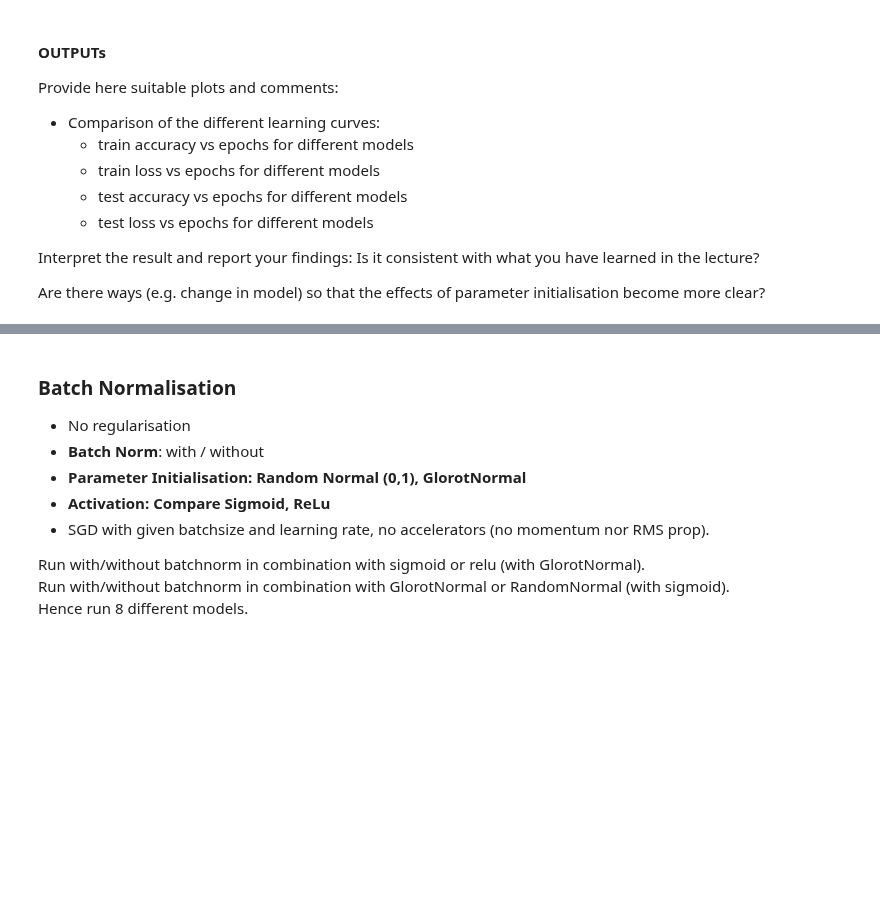
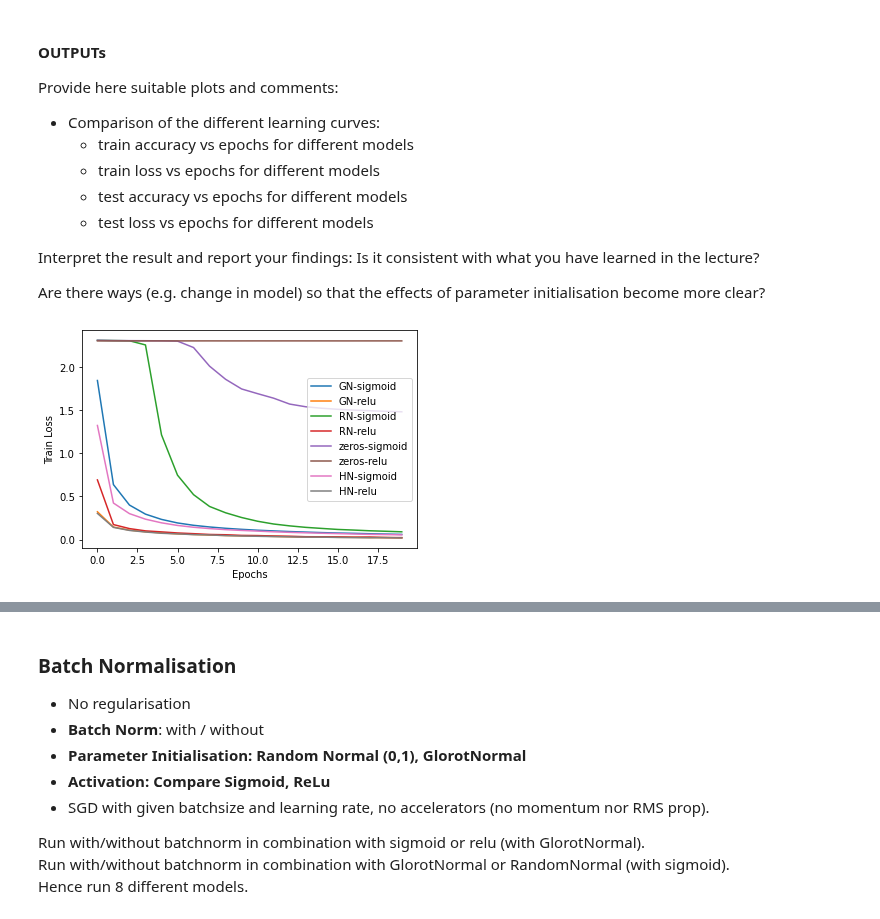
Before and after one commit to FabianGroeger96/mse-deep-learning, a Jupyter notebook: SW07/mlp_keras_stud.ipynb, the cells around one changed output, grey strips where cells are left out. Cells and saved outputs as stored; diff of their text form; code cells hidden in the pictures; blank space fills up the shorter version.

```diff
--- a/SW07/mlp_keras_stud.ipynb
+++ b/SW07/mlp_keras_stud.ipynb
@@ -127,9 +150,13 @@ def model_param_init(layersizes, initializer, activation):
     ### START YOUR CODE HERE ###
 
 
+    layers = []
+    layers.append(tf.keras.layers.Flatten(input_shape = (28,28)))
+    for i in range(3):
+        layers.append(tf.keras.layers.Dense(layersizes[i], kernel_initializer = initializer, activation = activation, name = "hidden%s"%(i+1)))
+    layers.append(tf.keras.layers.Dense(layersizes[-1], kernel_initializer = initializer, activation = 'softmax', name = "output")) #last layer Softmax
 
-
-
+    model = tf.keras.models.Sequential(layers) #MLP model using Sequential
 
 
     ### STOP YOUR CODE HERE ###
@@ -175,0 +170,12 @@ Epoch 10/10
+# %%
+metrics = []
+
+for initializer in ["glorot_normal", "random_normal", "zero", "he_normal"]:
+  for activation_function in ['sigmoid', 'relu']:
+    print(initializer, activation_function)
+    optimizer = tf.keras.optimizers.SGD(learning_rate=learning_rate)
+    model = model_param_init(layersizes, initializer=initializer,activation = activation_function)
+    model.compile(optimizer = optimizer, loss = 'sparse_categorical_crossentropy', metrics = ['accuracy'])
+    log = model.fit(x=x_train, y=y_train, epochs=epochs, batch_size=batchsize, validation_data=(x_test,y_test))
+
+    metrics.append([log.history['loss'], log.history['val_loss'], log.history['accuracy'], log.history['val_accuracy']])
@@ -187,3 +218,26 @@ Provide here suitable plots and comments:
 Interpret the result and report your findings: Is it consistent with what you have learned in the lecture?
 
 Are there ways (e.g. change in model) so that the effects of parameter initialisation become more clear?
+# %%
+len(metrics) # row, 8 different models: glorotnormal-sigmoid, glorotnormal-relu, randomnormal-sigmoid, randomnormal-relu...
+len(metrics[0]) #column, 4 type of measurement, loss, var loss, accuracy, var accuracy
+metrics[0][0] #train loss of glorotnormal-sigmoid
+metrics[0][1] #test loss of glorotnormal-sigmoid
+metrics[0][2] #train accuracy of glorotnormal-sigmoid
+metrics[0][3] #test accuracay of glorotnormal-sigmoid
+
+
+plt.plot(metrics[0][0], label='GN-sigmoid')
+plt.plot(metrics[1][0], label='GN-relu')
+plt.plot(metrics[2][0], label='RN-sigmoid')
+plt.plot(metrics[3][0], label='RN-relu')
+plt.plot(metrics[4][0], label='zeros-sigmoid')
+plt.plot(metrics[5][0], label='zeros-relu')
+plt.plot(metrics[6][0], label='HN-sigmoid')
+plt.plot(metrics[7][0], label='HN-relu')
+plt.ylabel("Train Loss")
+plt.xlabel("Epochs")
+plt.legend()
+plt.show()
+# %% [output]
+[figure, added]
```
Also changed, not shown: parts of 23 cells of this notebook.
